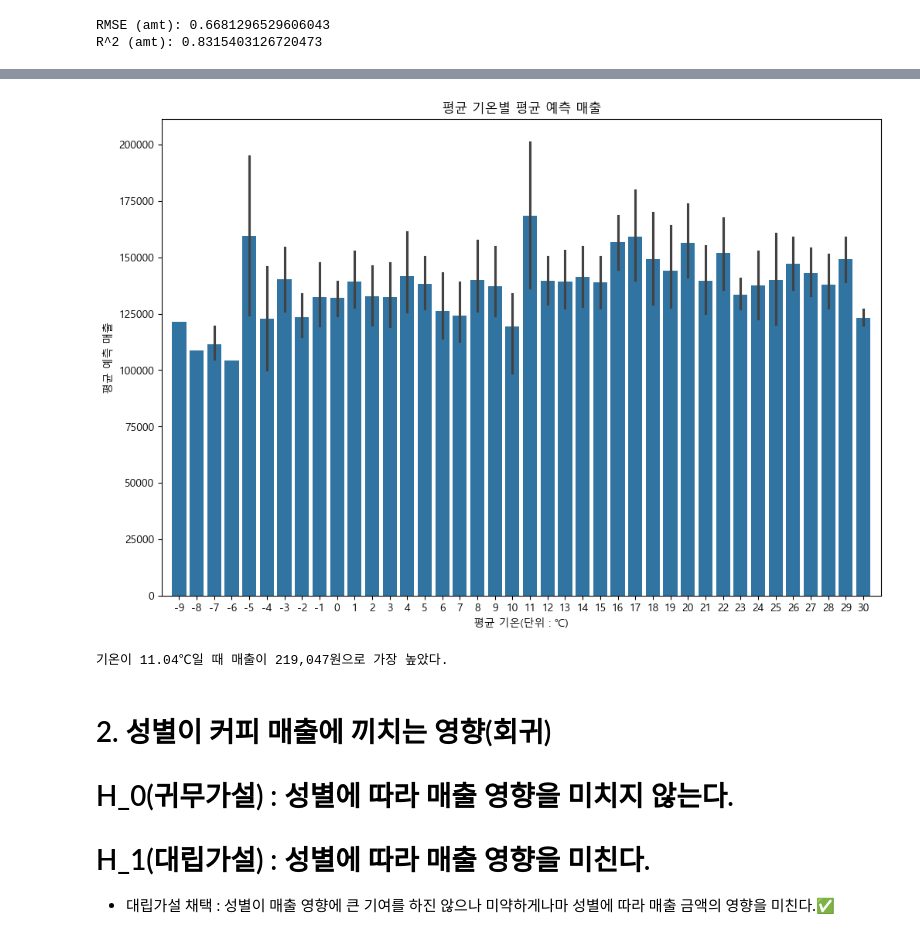
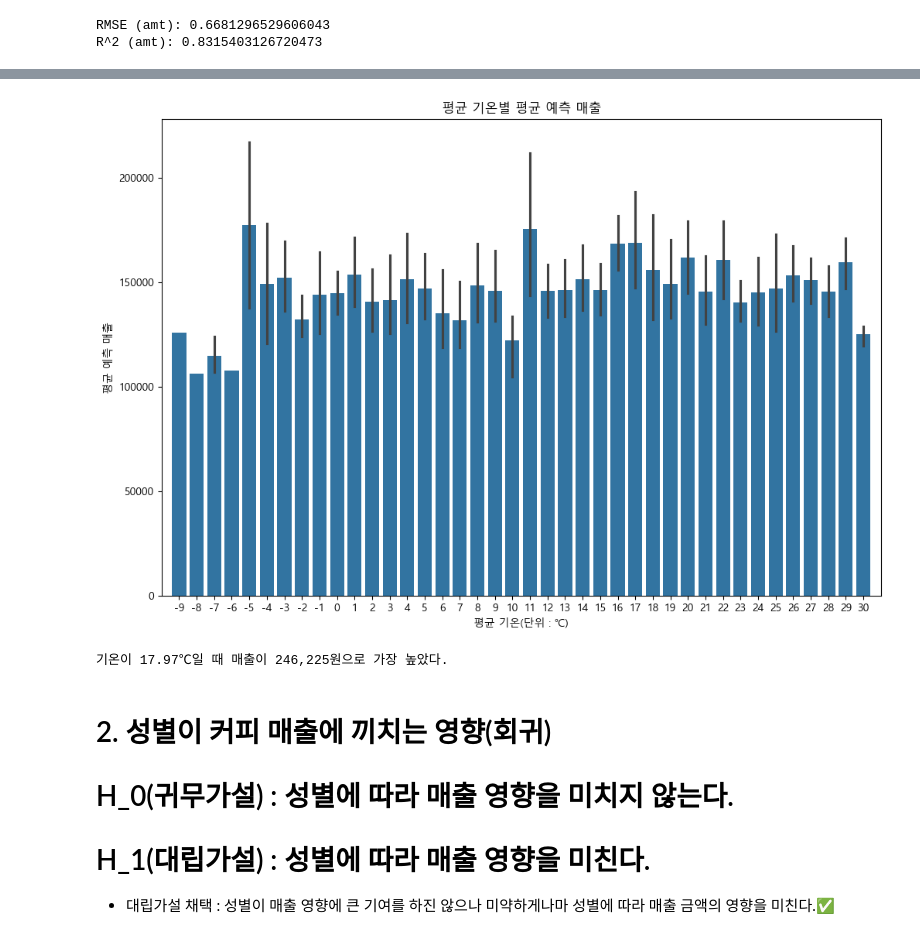
Before and after one commit to ESTCAMP-Team5/first_project, a Jupyter notebook: credit_card_usage_modeling/workspace/EDA/minseok/data/card2.ipynb, the cells around one changed output, grey strips where cells are left out. Cells and saved outputs as stored; diff of their text form; code cells hidden in the pictures.

Commit message:
하이퍼 파라미터 튜닝 및 앙상블 기법(Voting) 적용 완료. 전체 가설 중 회귀 모델 대해 적용했던 LGBMRegressor 모델에서 > VotingRegressor 모델로 모델링 완료.

```diff
--- a/credit_card_usage_modeling/workspace/EDA/minseok/data/card2.ipynb
+++ b/credit_card_usage_modeling/workspace/EDA/minseok/data/card2.ipynb
@@ -247,0 +422,16 @@ R^2 (amt): 0.856658448457822
+# %%
+ensemble = VotingRegressor(estimators=[
+    ('LGBM',best_LGBM_model_amt),
+    ('XGB',best_XGB_model_amt)
+],weights=[0.2,0.8])
+
+ensemble.fit(X_amt_train,y_amt_train)
+y_pred_ensemble = ensemble.predict(X_amt_test)
+
+voting_rmse = np.sqrt(mean_squared_error(y_amt_test, y_pred_ensemble))
+voting_r2 = r2_score(y_amt_test, y_pred_ensemble)
+
+print("RMSE:", voting_rmse)
+print("즉, log_1p {} = 약 {:.2f}배의 오차가 있다.".format(voting_rmse, np.expm1(voting_rmse)))
+print("R^2 (amt):", voting_r2)
+print("또한, 이 모델은 {:.2f}%의 설명력을 가진다.".format(voting_r2 * 100))
@@ -247,0 +461,16 @@ R^2 (amt): 0.856658448457822
+# %%
+temp_model = VotingRegressor(estimators=[
+    ('LGBM',best_LGBM_model_amt),
+    ('XGB',best_XGB_model_amt)
+],weights=[0.2,0.8])
+
+temp_model.fit(X_amt_train, y_amt_train)
+y_pred_temp_amt = temp_model.predict(X_amt_test)
+
+y_temp_amt_rmse = np.sqrt(mean_squared_error(y_amt_test, y_pred_temp_amt))
+y_temp_amt_r2_score = r2_score(y_amt_test,y_pred_temp_amt)
+
+print("RMSE:", y_temp_amt_rmse)
+print("즉, log_1p {} = 약 {:.2f}배의 오차가 있다.".format(y_temp_amt_rmse,np.expm1(y_temp_amt_rmse)))
+print("R^2 (amt):", y_temp_amt_r2_score)
+print("또한, 이 모델은 {:.2f}%의 설명력을 가진다.".format(y_temp_amt_r2_score * 100))
@@ -248,20 +487,20 @@ R^2 (amt): 0.856658448457822
 # %%
 X_amt_test_copy = X_amt_test.copy()
-X_amt_test_copy['predicted_amt'] = np.expm1(y_pred_amt)
+X_amt_test_copy['predicted_amt'] = np.expm1(y_pred_temp_amt)
 
 mean_amt_by_AvgTemp = X_amt_test_copy.groupby('AvgTemp')['predicted_amt'].mean()
 
 plt.figure(figsize=(12,8))
 sns.barplot(x=mean_amt_by_AvgTemp.index.astype(int), y=mean_amt_by_AvgTemp.values)
 plt.title("평균 기온별 평균 예측 매출")
 plt.xlim(-1,40)
 plt.xlabel("평균 기온(단위 : ℃)")
 plt.ylabel("평균 예측 매출")
 plt.show()
-print("기온이 {:.2f}℃일 때 매출이 {:,.0f}원으로 가장 높았다.".format(mean_amt_by_AvgTemp.sort_values(ascending=False).index[1],mean_amt_by_AvgTemp.sort_values(ascending=False).iloc[1]))
+print("기온이 {:.2f}℃일 때 매출이 {:,.0f}원으로 가장 높았다.".format(mean_amt_by_AvgTemp.sort_values(ascending=False).index[0],mean_amt_by_AvgTemp.sort_values(ascending=False).iloc[0]))
 # %% [output]
-[figure, old version]
+[figure, new version]
-기온이 11.04℃일 때 매출이 219,047원으로 가장 높았다.
+기온이 17.97℃일 때 매출이 246,225원으로 가장 높았다.
 # %% [markdown]
 # 2. 성별이 커피 매출에 끼치는 영향(회귀)
 # H_0(귀무가설) : 성별에 따라 매출 영향을 미치지 않는다.
```
Also changed, not shown: parts of 58 cells of this notebook.
